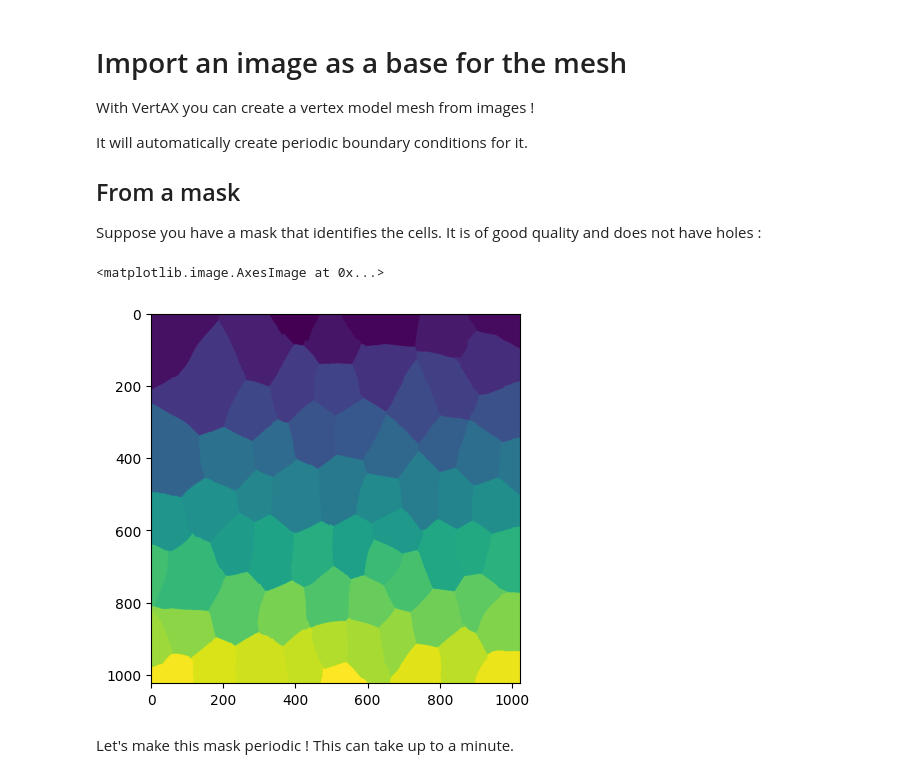
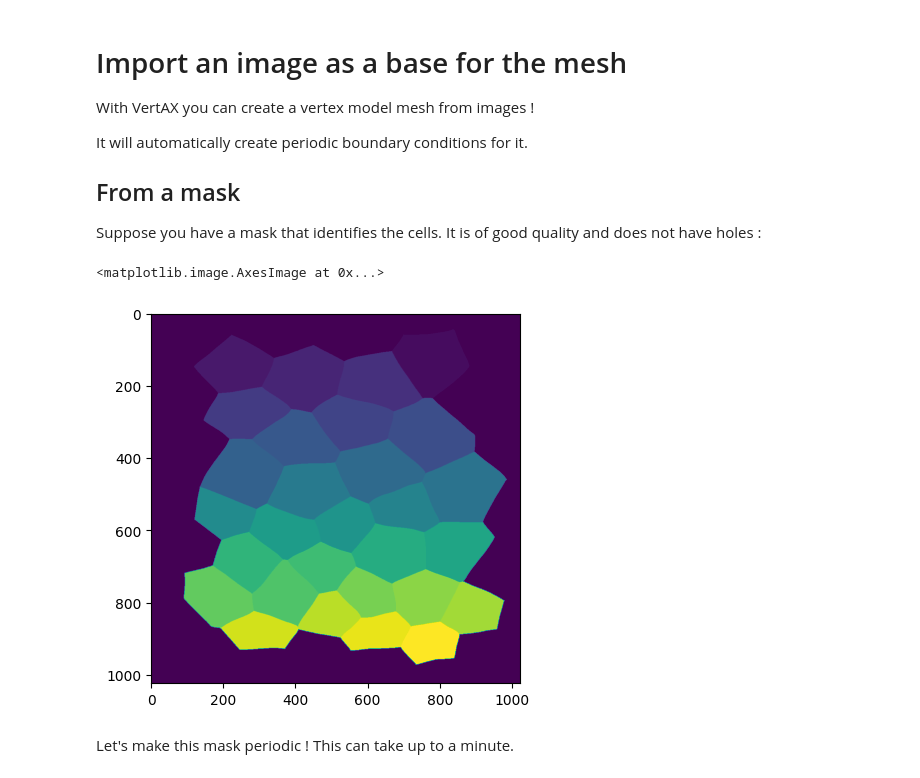
Before and after one commit to VirtualEmbryo/vertax, a Jupyter notebook: examples/pbc_from_image.ipynb, the cells around one changed output. Cells and saved outputs as stored; diff of their text form; code cells hidden in the pictures.

```diff
--- a/examples/pbc_from_image.ipynb
+++ b/examples/pbc_from_image.ipynb
@@ -11,12 +11,12 @@ Suppose you have a mask that identifies the cells. It is of good quality and doe
 # %%
 import matplotlib.pyplot as plt
 import tifffile
 
-mask_np_array = tifffile.imread("mask.tif")
+mask_np_array = tifffile.imread("input_image_seg_mask_1.tif")
 plt.imshow(mask_np_array)
 # %% [output]
 <matplotlib.image.AxesImage at 0x...>
-[figure, old version]
+[figure, new version]
 # %% [markdown]
 Let's make this mask periodic ! This can take up to a minute.
 # %%
```
Also changed, not shown: parts of 2 cells of this notebook, 5 other files.
